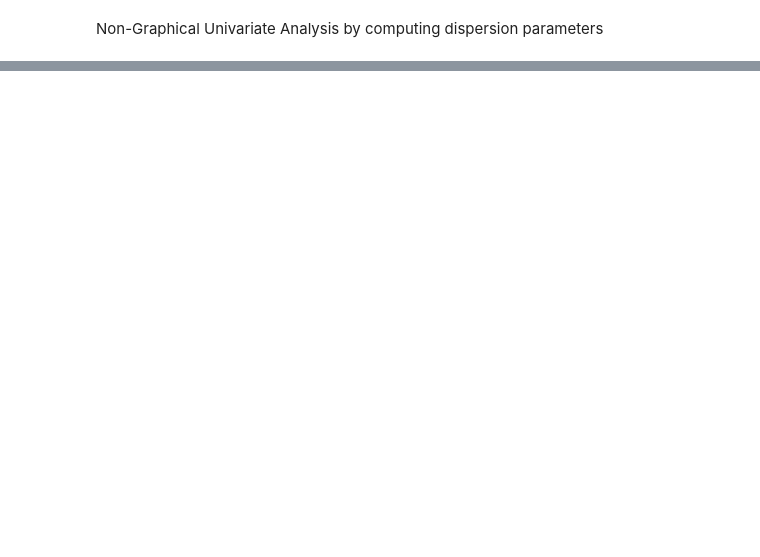
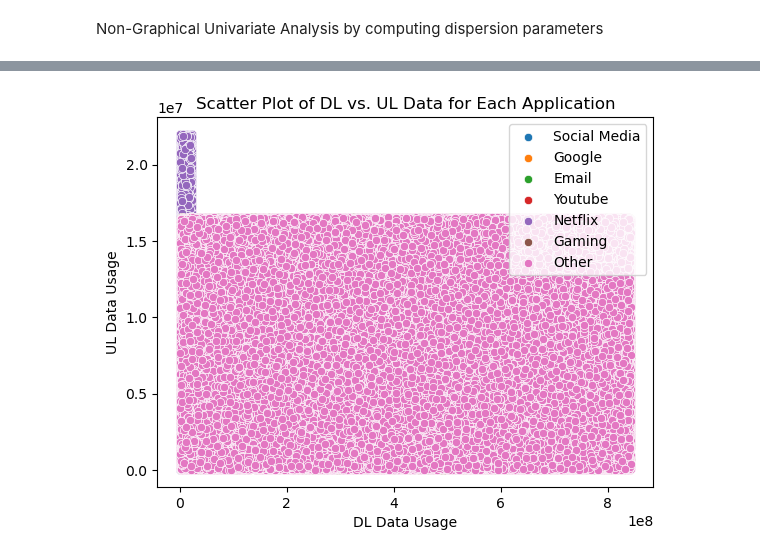
Before and after one commit to gelifatsy/Telecommunication-User-Analytics, a Jupyter notebook: src/data_extraction.ipynb, the cells around one changed output, grey strips where cells are left out. Drawn from its saved outputs; the diff is of its cells as text; code cells hidden in the pictures; blank space fills up the shorter version.

```diff
--- a/src/data_extraction.ipynb
+++ b/src/data_extraction.ipynb
@@ -333,0 +328,13 @@ for column in numeric_columns:
+# %%
+import matplotlib.pyplot as plt
+import seaborn as sns
+
+applications = [
+    'Social Media',
+    'Google',
+    'Email',
+    'Youtube',
+    'Netflix',
+    'Gaming',
+    'Other',
+]
@@ -333,0 +343,12 @@ for column in numeric_columns:
+# %%
+
+
+# Scatter Plot of Total Data Usage(DL + UL) for Each Application
+plt.figure(figsize=(14, 10))
+for app in applications:
+    sns.scatterplot(x=df[app + ' DL (Bytes)'] + df[app + ' UL (Bytes)'], y=df['Total UL (Bytes)'] + df['Total DL (Bytes)'], label=app)
+plt.title('Scatter Plot of Total Data Usage(DL + UL) for Each Application')
+plt.xlabel('Total Data Usage (DL+UL) for Each App')
+plt.ylabel('Total Data Usage (DL+UL)')
+plt.legend()
+plt.show()
@@ -333,0 +357,15 @@ for column in numeric_columns:
+# %%
+import seaborn as sns
+import matplotlib.pyplot as plt
+
+# Assuming you have the data stored in a DataFrame named 'df'
+
+for app in applications:
+    sns.scatterplot(x=df[app + ' DL (Bytes)'], y=df[app + ' UL (Bytes)'], label=app)
+plt.title('Scatter Plot of DL vs. UL Data for Each Application')
+plt.xlabel('DL Data Usage')
+plt.ylabel('UL Data Usage')
+plt.legend()
+plt.show()
+# %% [output]
+[figure, added]
```
Also changed, not shown: parts of 23 cells of this notebook, 3 other files.
